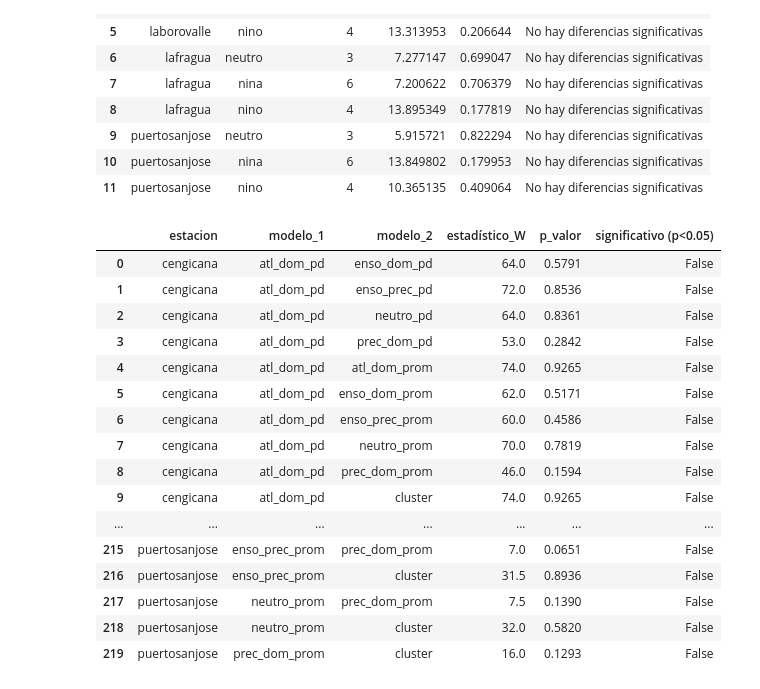
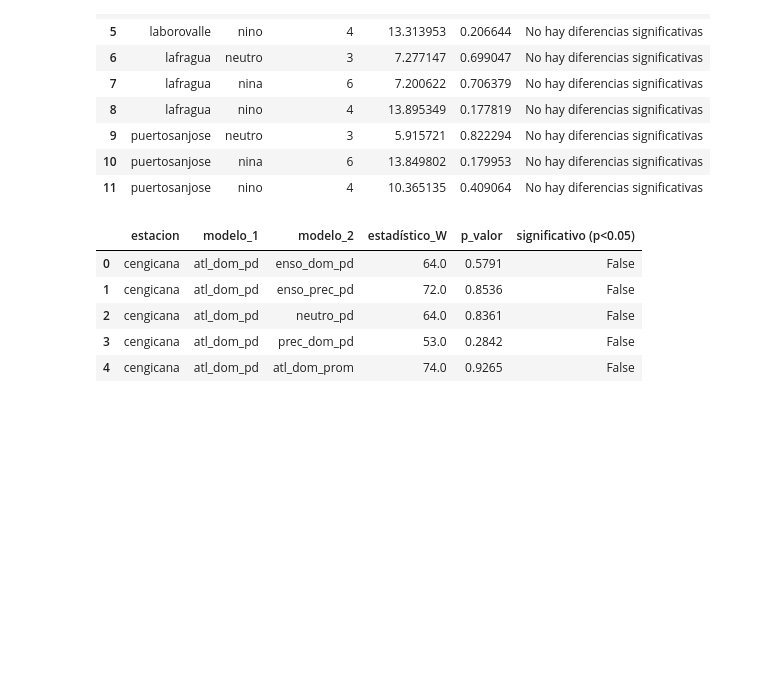
Before and after one commit to alliance-datascience/agrilac-gt-icc, a Jupyter notebook: analogos/scripts/analisis.ipynb, the cells around one changed output. Drawn from its saved outputs; the diff is of its cells as text; code cells hidden in the pictures; blank space fills up the shorter version.

```diff
--- a/analogos/scripts/analisis.ipynb
+++ b/analogos/scripts/analisis.ipynb
@@ -6,9 +18,9 @@ import seaborn as sns
 # %%
-retro = pd.read_csv(r"data/predicciones_all.csv")
+retro = pd.read_csv(r"c:\\Users\\djaimes\\Desktop\\agrilac-gt-icc\\analogos\\data\\predicciones_all.csv")
 retro.drop(columns='Unnamed: 0', inplace=True)
 float_cols = retro.select_dtypes(include='float64').columns
 #retro[float_cols] = retro[float_cols].round().astype(int)
-retro
+retro.head()
 # %% [output]
 |  | year | station | atl_dom_pd | enso_dom_pd | enso_prec_pd | neutro_pd | prec_dom_pd | atl_dom_prom | ... |
 | 0 | 2007 | cengicana | 23.800 | 23.500 | 23.500 | 23.800 | 23.500 | 23.6 | ... |
@@ -214,9 +205,8 @@ df_resultados_shapiro[df_resultados_shapiro.estacion=='puertosanjose']
 # %%
-import pandas as pd
-import pingouin as pg
+
 
 # Filtrar solo una estación con normalidad
-df_estacion = retro[retro['station'] == 'laborovalle'].copy()
+df_estacion = retro[retro['station'] == 'lafragua'].copy()
 
 # Derivar los errores absolutos
 columnas_excluir = ['year', 'month', 'sem_iell_real', 'fase', 'station']
@@ -239,11 +229,11 @@ pval = spher_result.pval
 
 print(f"Estadístico W = {w:.4f}")
 print(f"Chi² = {chi2:.4f}, GL = {dof}")
-print(f"p-valor = {pval:.4f}")
+print(f"p-valor = {pval:.8f}")
 
 if pval > 0.05:
-    print("✅ Se cumple la esfericidad, puedes aplicar ANOVA clásico.")
+    print(" Se cumple la esfericidad, puedes aplicar ANOVA clásico.")
 else:
-    print("❌ No se cumple la esfericidad, aplica Greenhouse-Geisser o Huynh-Feldt.")
+    print(" No se cumple la esfericidad, aplica Greenhouse-Geisser o Huynh-Feldt.")
 # %% [output]
 Estadístico W = 0.0000
@@ -358,26 +342,22 @@ df_friedman_fase_estacion
 | 10 | puertosanjose | nina | 6 | 13.849802 | 0.179953 | No hay diferencias significativas |
 | 11 | puertosanjose | nino | 4 | 10.365135 | 0.409064 | No hay diferencias significativas |
 # %%
-import pandas as pd
-import numpy as np
-from scipy.stats import wilcoxon
-from itertools import combinations
 
 # Filtrar solo abril
 abril = retro.copy()
 
-# Columnas que no son modelos
+
 columnas_excluir = ['year',  'sem_iell_real', 'fase', 'station']
 modelos = [col for col in retro.columns if col not in columnas_excluir and pd.api.types.is_numeric_dtype(retro[col])]
 
-# Lista para almacenar todos los resultados
+
 resultados_wilcoxon = []
 
-# Iterar por cada estación
+
 for estacion in abril['station'].unique():
     df = abril[abril['station'] == estacion].copy()
 
-    # Calcular errores absolutos
+
     errores = df[modelos].subtract(df['sem_iell_real'], axis=0).abs()
 
     # Aplicar Wilcoxon a todos los pares de modelos
@@ -386,43 +366,32 @@ for estacion in abril['station'].unique():
             stat, p = wilcoxon(errores[m1], errores[m2])
             resultados_wilcoxon.append({
                 'estacion': estacion,
                 'modelo_1': m1.strip(),
                 'modelo_2': m2.strip(),
                 'estadístico_W': round(stat, 4),
                 'p_valor': round(p, 4),
                 'significativo (p<0.05)': p < 0.05
             })
         except ValueError as e:
             resultados_wilcoxon.append({
                 'estacion': estacion,
                 'modelo_1': m1.strip(),
                 'modelo_2': m2.strip(),
                 'estadístico_W': None,
                 'p_valor': None,
                 'significativo (p<0.05)': None,
                 'error': str(e)
             })
 
 # Convertir a DataFrame
 df_resultados_wilcoxon = pd.DataFrame(resultados_wilcoxon)
 
-df_resultados_wilcoxon
+df_resultados_wilcoxon.head()
 # %% [output]
 |  | estacion | modelo_1 | modelo_2 | estadístico_W | p_valor | significativo (p<0.05) |
 | 0 | cengicana | atl_dom_pd | enso_dom_pd | 64.0 | 0.5791 | False |
 | 1 | cengicana | atl_dom_pd | enso_prec_pd | 72.0 | 0.8536 | False |
 | 2 | cengicana | atl_dom_pd | neutro_pd | 64.0 | 0.8361 | False |
 | 3 | cengicana | atl_dom_pd | prec_dom_pd | 53.0 | 0.2842 | False |
 | 4 | cengicana | atl_dom_pd | atl_dom_prom | 74.0 | 0.9265 | False |
-| 5 | cengicana | atl_dom_pd | enso_dom_prom | 62.0 | 0.5171 | False |
-| 6 | cengicana | atl_dom_pd | enso_prec_prom | 60.0 | 0.4586 | False |
-| 7 | cengicana | atl_dom_pd | neutro_prom | 70.0 | 0.7819 | False |
-| 8 | cengicana | atl_dom_pd | prec_dom_prom | 46.0 | 0.1594 | False |
-| 9 | cengicana | atl_dom_pd | cluster | 74.0 | 0.9265 | False |
-| ... | ... | ... | ... | ... | ... | ... |
-| 215 | puertosanjose | enso_prec_prom | prec_dom_prom | 7.0 | 0.0651 | False |
-| 216 | puertosanjose | enso_prec_prom | cluster | 31.5 | 0.8936 | False |
-| 217 | puertosanjose | neutro_prom | prec_dom_prom | 7.5 | 0.1390 | False |
-| 218 | puertosanjose | neutro_prom | cluster | 32.0 | 0.5820 | False |
-| 219 | puertosanjose | prec_dom_prom | cluster | 16.0 | 0.1293 | False |
 # %%
```
Also changed, not shown: parts of 18 cells of this notebook, 1 other file.
